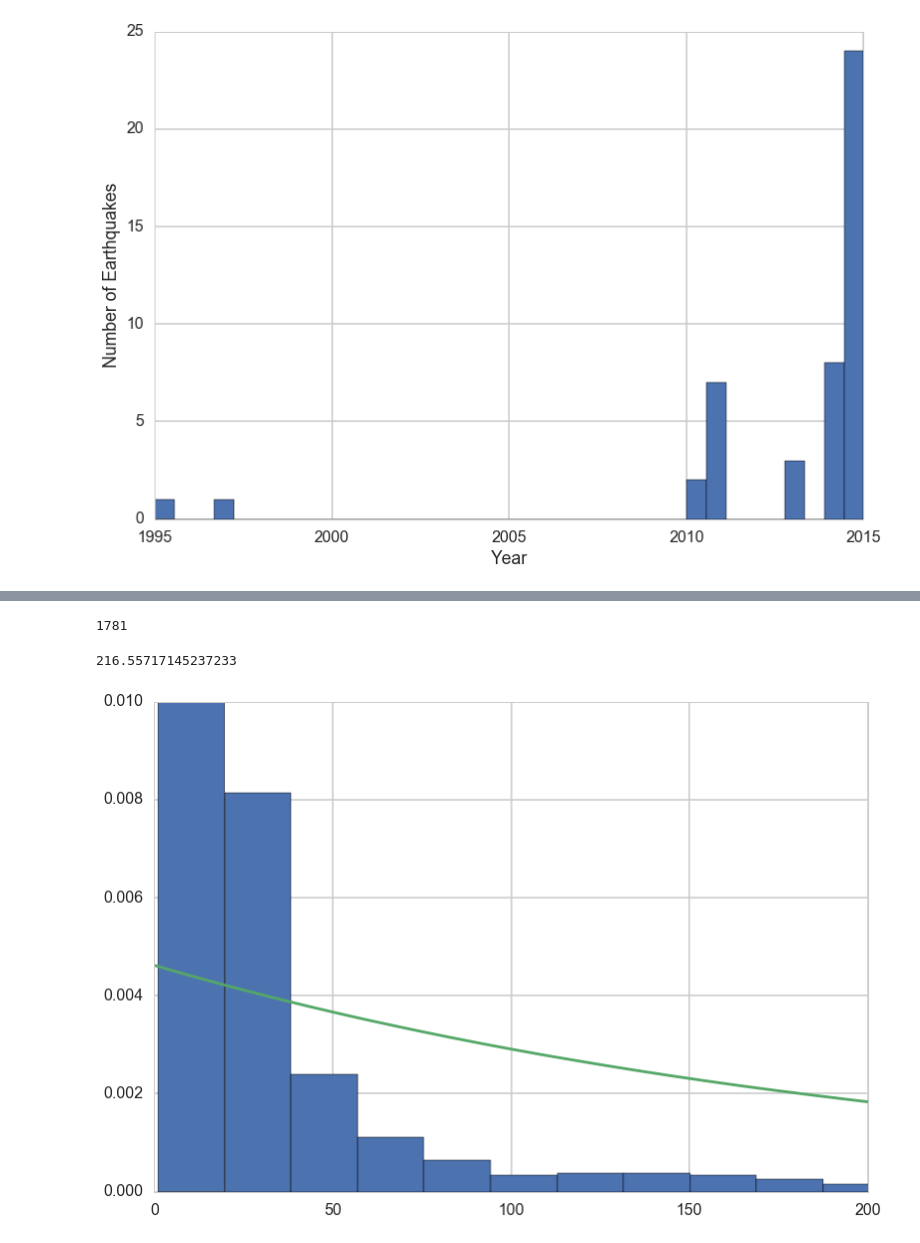
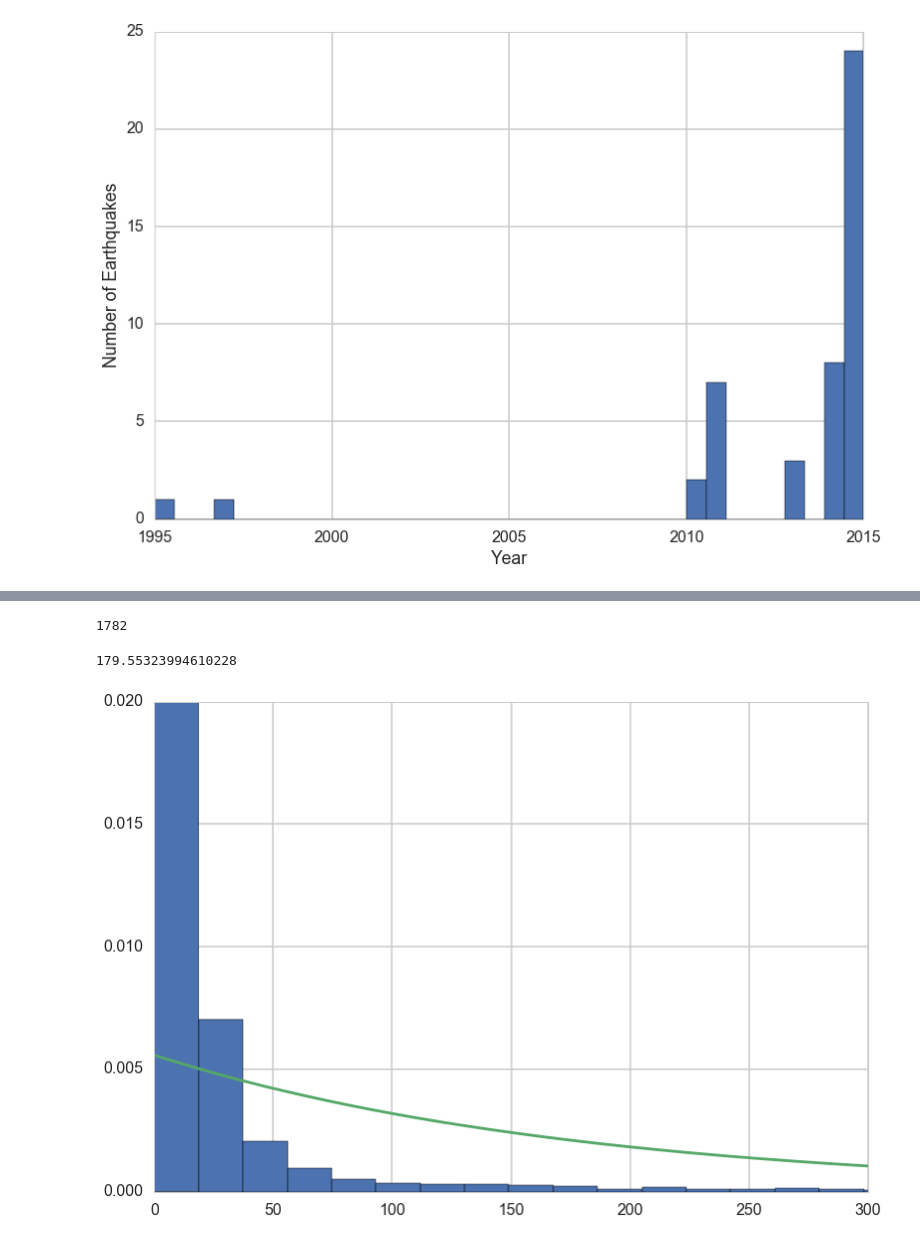
Before and after one commit to tperol/earthquake-clusters, a Jupyter notebook: explore_data_eric.ipynb, the cells around one changed output, grey strips where cells are left out. Cells and saved outputs as stored; diff of their text form; code cells hidden in the pictures.

```diff
--- a/explore_data_eric.ipynb
+++ b/explore_data_eric.ipynb
@@ -250,36 +247,9 @@ plt.plot(x,np.log(y))
-# %%
-#converts time stamp to day, hour
-#Jan 1 of start year is day 1
-#def to_hours(startyear,df):
-import datetime
-#function to create list of interarrival times in hours from df with origin time
-def get_hours_between(df):
-    dates=[]
-    origintimes = df.origintime.values
-    for date in origintimes:
-        year, month, day = date.split('-')
-        day, hour = day.split(' ')
-        hour, minute, second = hour.split(':')
-        if len(second.split('.'))==2:
-            second, microsecond = second.split('.')
-        elif len(second.split('.'))==1:
-            microsecond=0
-        dates.append(datetime.datetime(int(year), int(month), int(day), int(hour), int(minute),
-                                       int(second), int(microsecond)))
-    dates=sorted(dates)
-    deltas=[]
-    for i in range(1,len(dates)):
-        delta = dates[i] - dates[i-1]
-        delta = delta.total_seconds()/3600
-        deltas.append(delta)
-    deltas = np.array(deltas)
-    return deltas
 # %%
 #get interarrival times for whole df
 deltas = get_hours_between(since_1980_df[since_1980_df.prefmag>=3])
 len(deltas)
 # %% [output]
-1781
+1782
 # %%
 #fit and plot exponential to data
 def fit_expo(deltas, bins=100, xmax=100, ymax=0.02):
@@ -292,9 +262,8 @@ def fit_expo(deltas, bins=100, xmax=100, ymax=0.02):
     plt.ylim([0,ymax])
     return(expo_fit[1])
 # %%
-deltas2 = deltas[deltas>1]
-fit = fit_expo(deltas2, bins=1000, xmax=200, ymax=0.01) #, bins=1000, xmax=500, ymax=0.04)
+fit = fit_expo(deltas, bins=1000, xmax=300, ymax=0.02) #, bins=1000, xmax=500, ymax=0.04)
 fit
 # %% [output]
-216.55717145237233
+179.55323994610228
-[figure, old version]
+[figure, new version]
```
Also changed, not shown: parts of 29 cells of this notebook.
